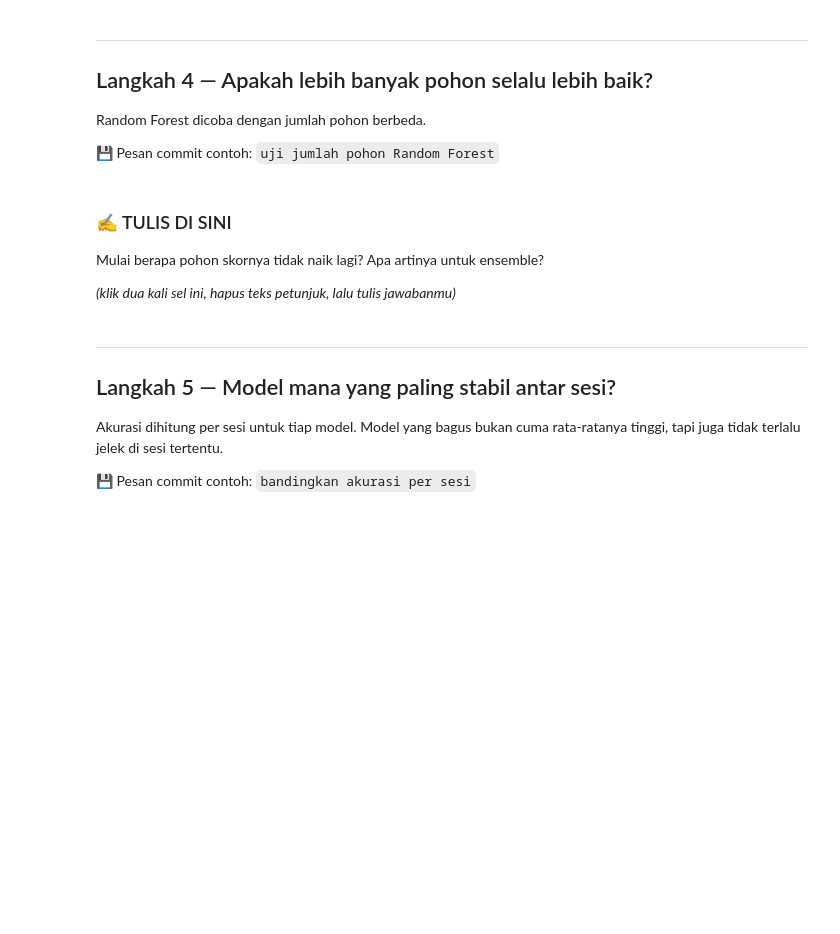
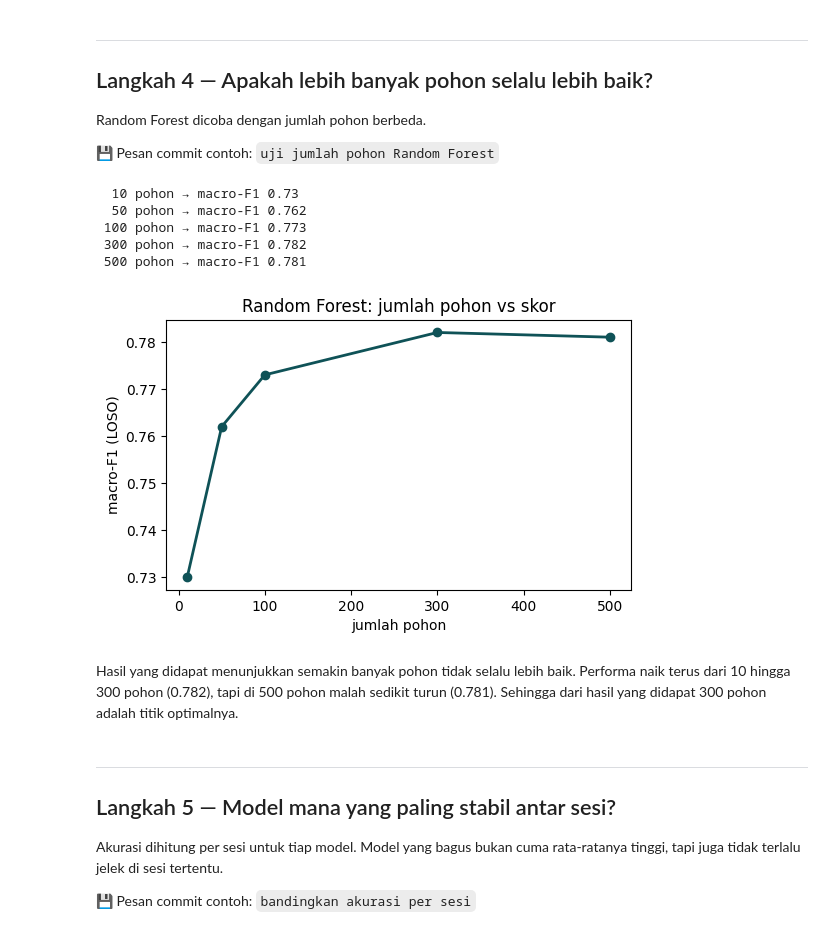
Before and after one commit to MuhammadErlanggaKurniawan/ets-ml2-kelompok, a Jupyter notebook: eksperimen_michael_ensemble.ipynb, the cells around one changed output. Drawn from its saved outputs; the diff is of its cells as text; code cells hidden in the pictures; blank space fills up the shorter version.

Commit message:
uji jumlah pohon Random Forest

```diff
--- a/eksperimen_michael_ensemble.ipynb
+++ b/eksperimen_michael_ensemble.ipynb
@@ -170,23 +181,27 @@ Random Forest dicoba dengan jumlah pohon berbeda.
 
 💾 Pesan commit contoh: `uji jumlah pohon Random Forest`
 # %%
-JUMLAH_POHON = [10, 50, 100, 300]   # ✏️ UBAH DI SINI (boleh tambah, misalnya 500)
+JUMLAH_POHON = [10, 50, 100, 300, 500]   # ✏️ UBAH DI SINI (boleh tambah, misalnya 500)
 
 f1_per_pohon = {}
 for n in JUMLAH_POHON:
     pred, _ = loso(lambda: RandomForestClassifier(n_estimators=n, max_depth=6, random_state=SEED, n_jobs=-1))
     f1_per_pohon[n] = score(pred)["macro_f1"]
     print(f"{n:>4} pohon → macro-F1 {f1_per_pohon[n]}")
 
 fig, ax = plt.subplots(figsize=(6, 3.5))
 ax.plot(list(f1_per_pohon), list(f1_per_pohon.values()), marker="o", color="#0F5257", lw=2)
 ax.set(xlabel="jumlah pohon", ylabel="macro-F1 (LOSO)", title="Random Forest: jumlah pohon vs skor")
 plt.show()
+# %% [output]
+  10 pohon → macro-F1 0.73
+  50 pohon → macro-F1 0.762
+ 100 pohon → macro-F1 0.773
+ 300 pohon → macro-F1 0.782
+ 500 pohon → macro-F1 0.781
+[figure, added]
-# %% [markdown]
-### ✍️ TULIS DI SINI
-Mulai berapa pohon skornya tidak naik lagi? Apa artinya untuk ensemble?
-
-*(klik dua kali sel ini, hapus teks petunjuk, lalu tulis jawabanmu)*
+# %% [markdown]
+Hasil yang didapat menunjukkan semakin banyak pohon tidak selalu lebih baik. Performa naik terus dari 10 hingga 300 pohon (0.782), tapi di 500 pohon malah sedikit turun (0.781). Sehingga dari hasil yang didapat 300 pohon adalah titik optimalnya.
 # %% [markdown]
 ---
 ## Langkah 5 — Model mana yang paling stabil antar sesi?
```
Also changed, not shown: parts of 3 cells of this notebook.
